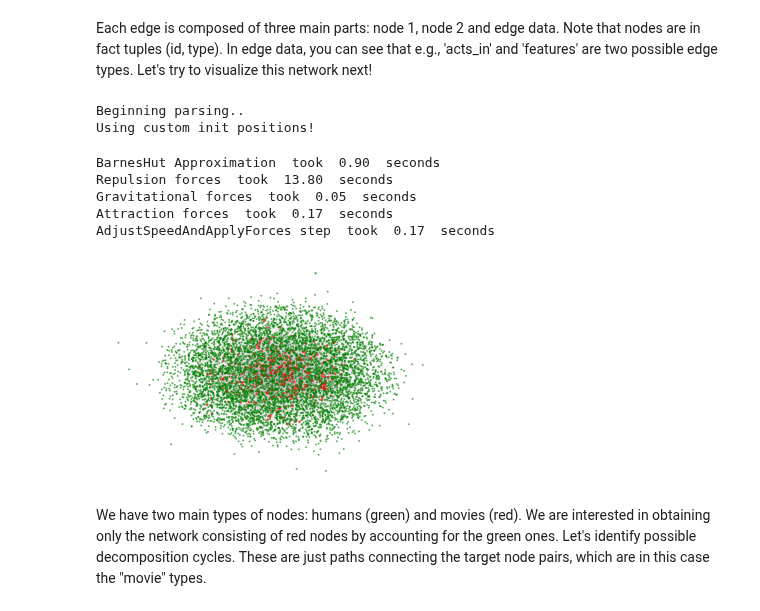
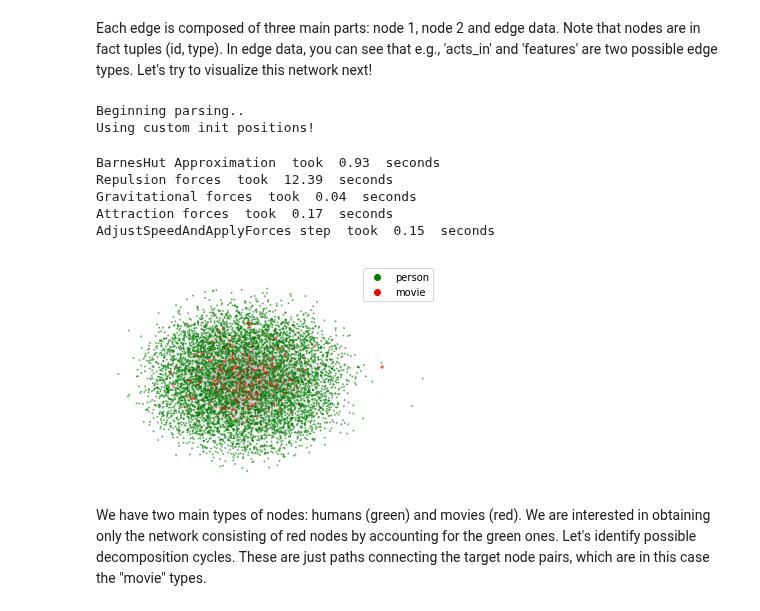
Before and after one commit to vpodpecan/representation_learning, a Jupyter notebook: Chapter5/hinmine.ipynb, the cells around one changed output. Saved outputs shown, nothing was run; the diff lists cells and outputs as text; code cells hidden in the pictures.

Commit message:
Added proper legend to the plot + versions of dependencies

```diff
--- a/Chapter5/hinmine.ipynb
+++ b/Chapter5/hinmine.ipynb
@@ -73,19 +77,20 @@ Each edge is composed of three main parts: node 1, node 2 and edge data. Note th
 # %%
 from py3plex.visualization.multilayer import hairball_plot
 
 hairball_plot(multilayer_network.core_network,
-              layout_parameters={"iterations": 5},
-              scale_by_size=True,
-              layout_algorithm="force")
+              layout_parameters = {"iterations": 5},
+              scale_by_size = True,
+              legend = True,
+              layout_algorithm = "force")
 # %% [output]
 Beginning parsing..
 Using custom init positions!
-BarnesHut Approximation  took  0.90  seconds
-Repulsion forces  took  13.80  seconds
-Gravitational forces  took  0.05  seconds
+BarnesHut Approximation  took  0.93  seconds
+Repulsion forces  took  12.39  seconds
+Gravitational forces  took  0.04  seconds
 Attraction forces  took  0.17  seconds
-AdjustSpeedAndApplyForces step  took  0.17  seconds
+AdjustSpeedAndApplyForces step  took  0.15  seconds
-[figure, old version]
+[figure, new version]
 # %% [markdown]
 We have two main types of nodes: humans (green) and movies (red). We are interested in obtaining only the network consisting of red nodes by accounting for the green ones.
 Let's identify possible decomposition cycles. These are just paths connecting the target node pairs, which are in this case the "movie" types.
```
Also changed, not shown: parts of 1 cell of this notebook.
